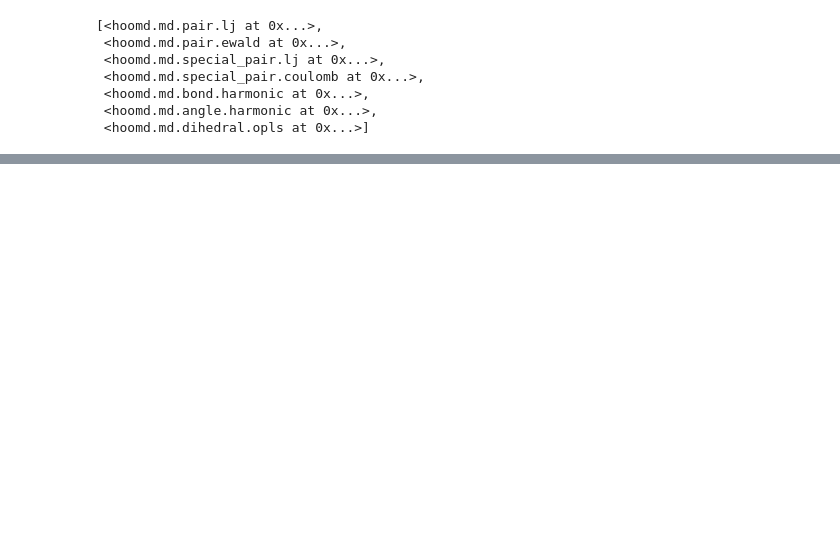
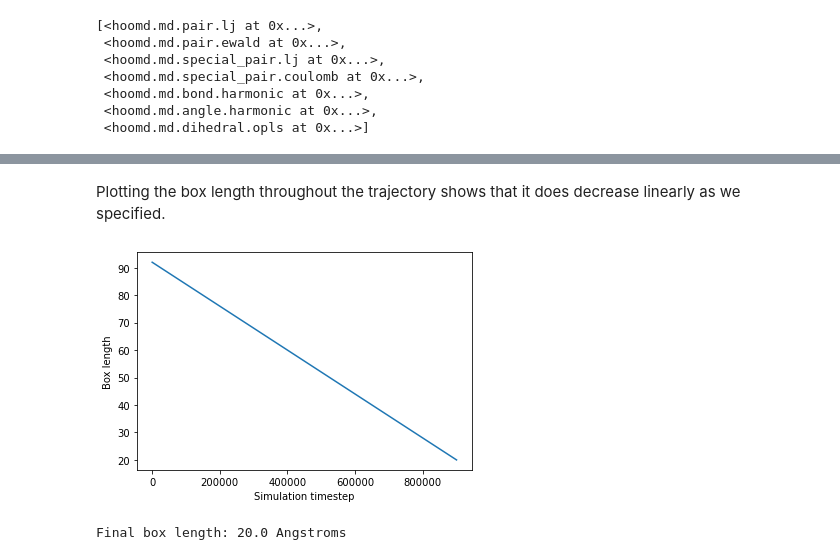
Before and after one commit to cmelab/notebook_tutorials, a Jupyter notebook: MD_density.ipynb, the cells around one changed output, grey strips where cells are left out. Drawn from its saved outputs; the diff is of its cells as text; code cells hidden in the pictures; blank space fills up the shorter version.

```diff
--- a/MD_density.ipynb
+++ b/MD_density.ipynb
@@ -211,0 +228,21 @@ RuntimeError: Error computing cell list
+# %% [markdown]
+Plotting the box length throughout the trajectory shows that it does decrease linearly as we specified.
+# %%
+gsdfile = "traj-shrink.gsd"
+shrink_box = []
+with gsd.hoomd.open(name=gsdfile, mode='rb') as f:
+    for snap in f[1:]:
+        shrink_box.append(snap.configuration.box[0])
+gsdfile = "out-shrink.gsd"
+with gsd.hoomd.open(name=gsdfile, mode='rb') as f:
+    shrink_box.append(f[0].configuration.box[0])
+# %%
+steps = np.array([i for i in range(len(shrink_box))])
+plt.plot(steps*1e5,shrink_box)
+plt.xlabel("Simulation timestep")
+plt.ylabel("Box length")
+plt.show()
+print(f"Final box length: {shrink_box[-1]:0.1f} Angstroms")
+# %% [output]
+[figure, added]
+Final box length: 20.0 Angstroms
```
Also changed, not shown: parts of 29 cells of this notebook.
